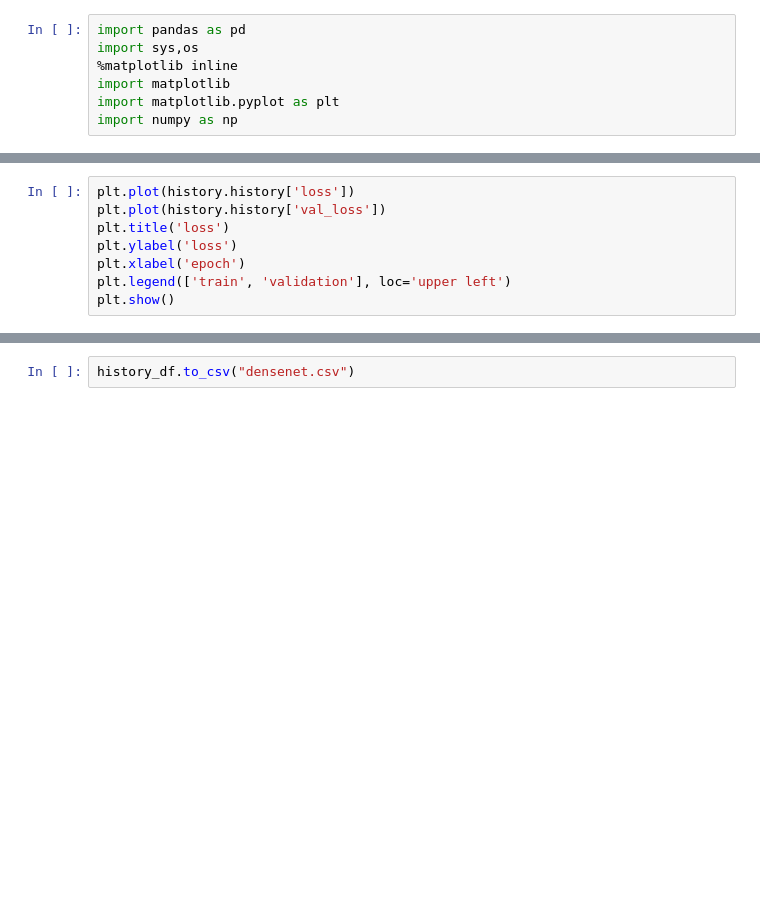
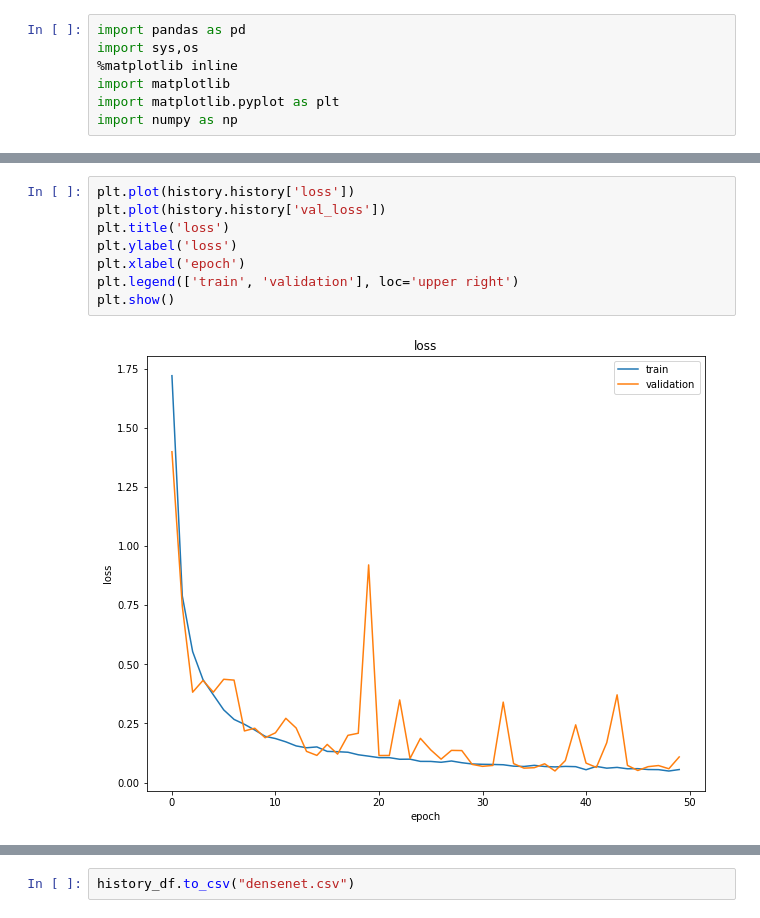
Before and after one commit to ainilaha/PlanstDiseaseDetection, a Jupyter notebook: denset_models.ipynb, the cells around one changed output, grey strips where cells are left out. Drawn from its saved outputs; the diff is of its cells as text; blank space fills up the shorter version.

Commit message:
trained densenet

```diff
--- a/denset_models.ipynb
+++ b/denset_models.ipynb
@@ -135,11 +138,13 @@ plt.show()
 # %%
 plt.plot(history.history['loss'])
 plt.plot(history.history['val_loss'])
 plt.title('loss')
 plt.ylabel('loss')
 plt.xlabel('epoch')
-plt.legend(['train', 'validation'], loc='upper left')
+plt.legend(['train', 'validation'], loc='upper right')
 plt.show()
+# %% [output]
+[figure, added]
 # %%
 history_df = pd.DataFrame(history.history)
 history_df.head()
```
Also changed, not shown: parts of 5 cells of this notebook, 2 other files.
